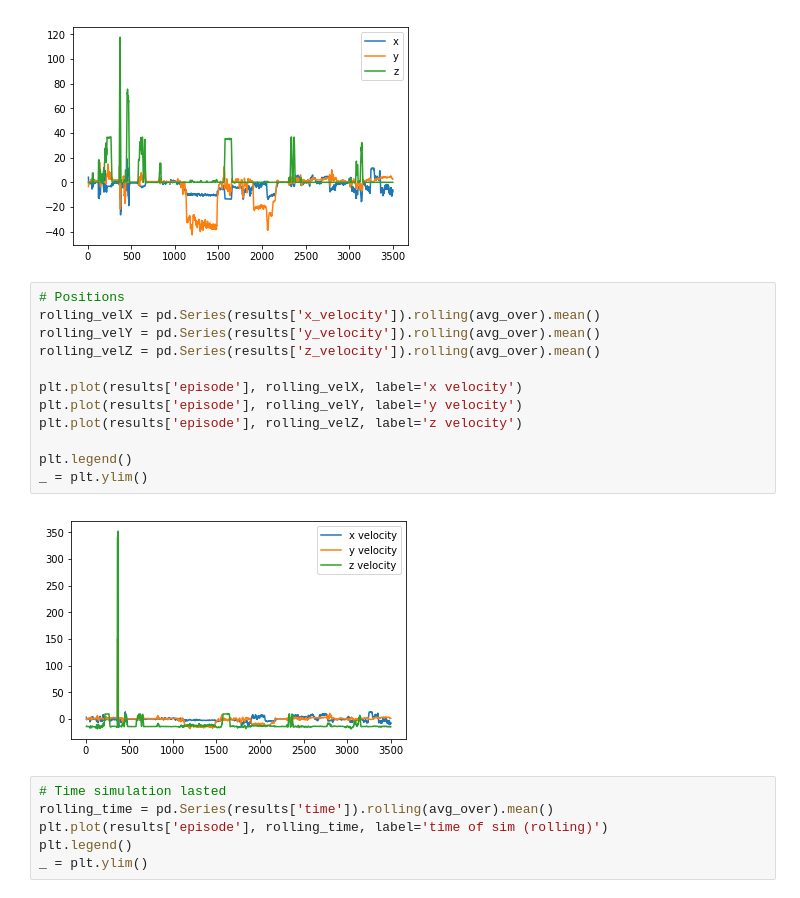
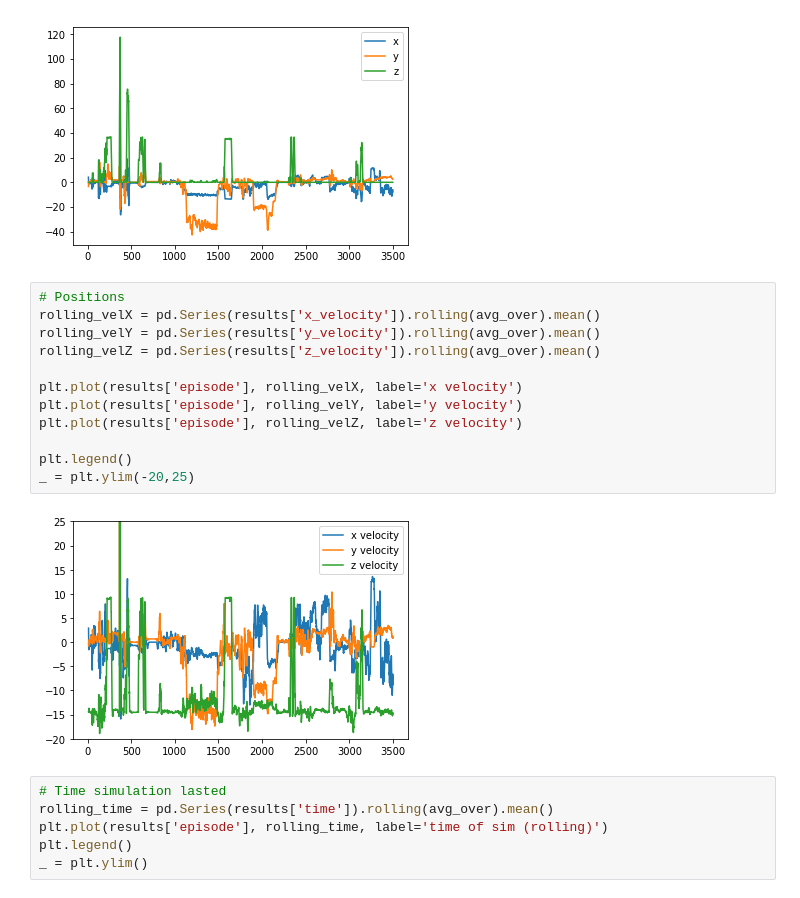
Before and after one commit to DafangWang/UdacityMLND_RL-Project_Quadcopter, a Jupyter notebook: Quadcopter_Project.ipynb, the cells around one changed output. Cells and saved outputs as stored; diff of their text form.

```diff
--- a/Quadcopter_Project.ipynb
+++ b/Quadcopter_Project.ipynb
@@ -403,17 +405,17 @@ _ = plt.ylim()
 # %%
 # Positions
 rolling_velX = pd.Series(results['x_velocity']).rolling(avg_over).mean()
 rolling_velY = pd.Series(results['y_velocity']).rolling(avg_over).mean()
 rolling_velZ = pd.Series(results['z_velocity']).rolling(avg_over).mean()
 
 plt.plot(results['episode'], rolling_velX, label='x velocity')
 plt.plot(results['episode'], rolling_velY, label='y velocity')
 plt.plot(results['episode'], rolling_velZ, label='z velocity')
 
 plt.legend()
-_ = plt.ylim()
+_ = plt.ylim(-20,25)
 # %% [output]
-[figure, old version]
+[figure, new version]
 # %%
 # Time simulation lasted
 rolling_time = pd.Series(results['time']).rolling(avg_over).mean()
```
Also changed, not shown: parts of 4 cells of this notebook, 2 other files.
